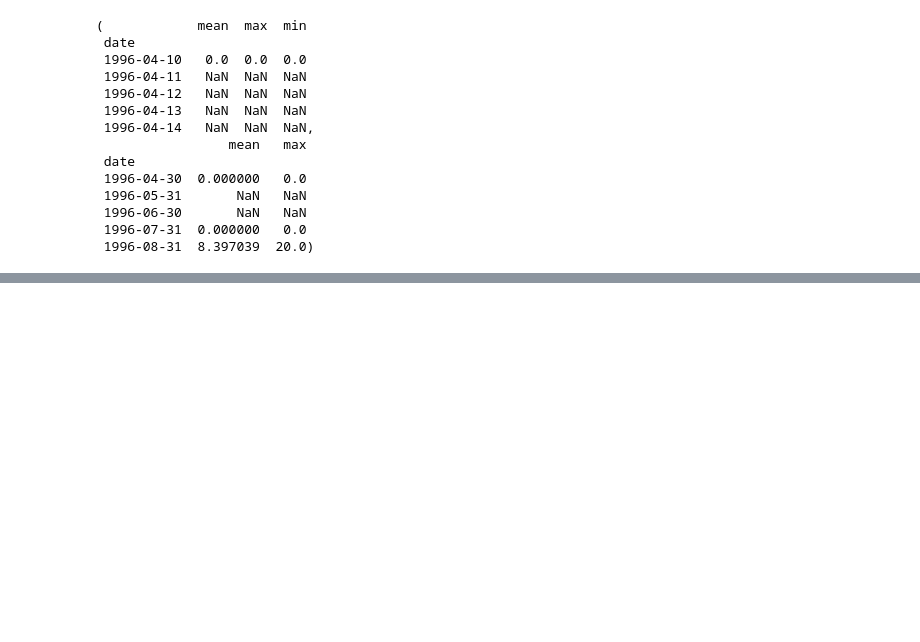
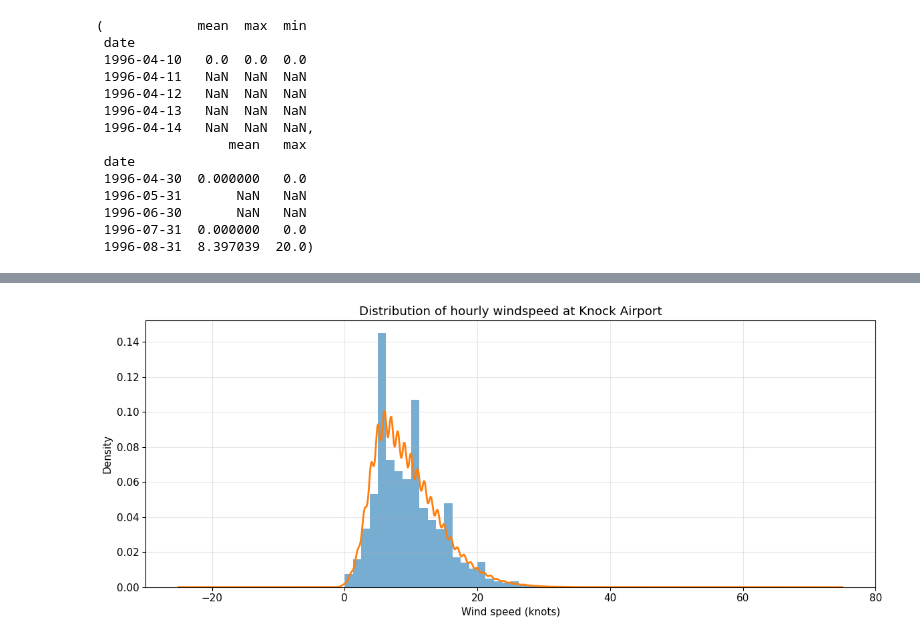
Before and after one commit to EderOlimpio/PFDA, a Jupyter notebook: project/wind_resource_ireland.ipynb, the cells around one changed output, grey strips where cells are left out. Saved outputs shown, nothing was run; the diff lists cells and outputs as text; code cells hidden in the pictures; blank space fills up the shorter version.

```diff
--- a/project/wind_resource_ireland.ipynb
+++ b/project/wind_resource_ireland.ipynb
@@ -142,0 +177,19 @@ Monthly wind shape: (358, 2)
+# %%
+# Distribution of hourly windspeed (raw hourly data)
+
+plt.figure()
+knock["wdsp"].plot.hist(
+    bins=40,
+    density=True,
+    alpha=0.6
+)
+knock["wdsp"].plot.kde(linewidth=2)
+
+plt.title("Distribution of hourly windspeed at Knock Airport")
+plt.xlabel("Wind speed (knots)")
+plt.ylabel("Density")
+plt.grid(alpha=0.3)
+plt.tight_layout()
+plt.show()
+# %% [output]
+[figure, added]
```
Also changed, not shown: parts of 19 cells of this notebook, 1 other file.
